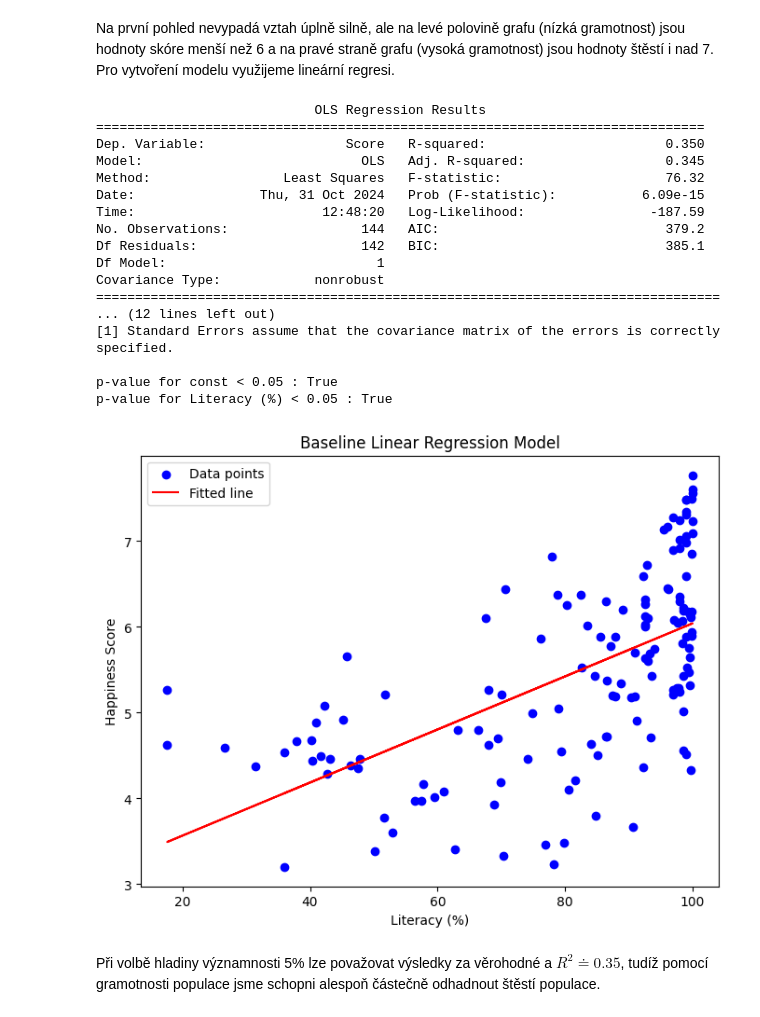
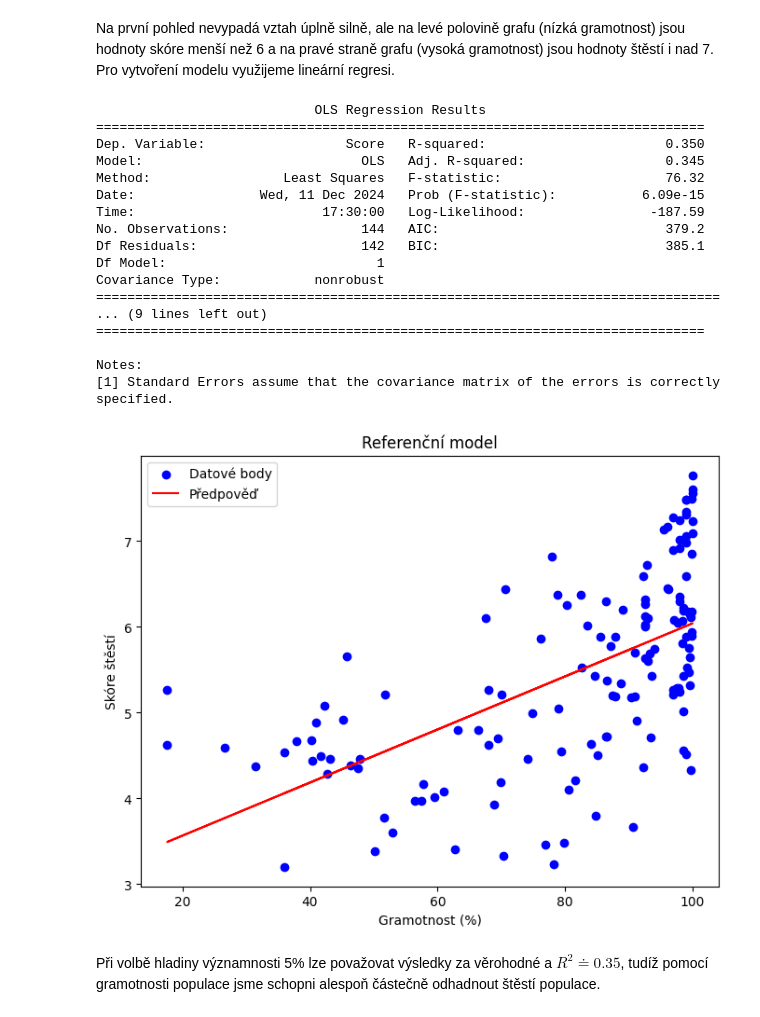
Before and after one commit to PatrikTrefil/NDBI048-data-science-project, a Jupyter notebook: main.ipynb, the cells around one changed output. Drawn from its saved outputs; the diff is of its cells as text; code cells hidden in the pictures.

```diff
--- a/main.ipynb
+++ b/main.ipynb
@@ -263,49 +256,44 @@ Na první pohled nevypadá vztah úplně silně, ale na levé polovině grafu (n
 # %%
 import statsmodels.api as sm
 
-model_data = merged[["Literacy (%)", "Score"]].dropna()
-predictors = model_data["Literacy (%)"]
-predicted_var = model_data["Score"]
+reference_model_data = merged[["Literacy (%)", "Score"]].dropna()
+ref_predictors = reference_model_data["Literacy (%)"]
+ref_predicted_var = reference_model_data["Score"]
 
-predictors_with_constant = sm.add_constant(predictors)
+ref_predictors_with_constant = sm.add_constant(ref_predictors)
 
-model = sm.OLS(predicted_var, predictors_with_constant).fit()
-print(model.summary())
-print()
-
-trust = 0.05
-for col in predictors_with_constant.columns.tolist():
-    print("p-value for", col, "<", trust, ":", model.pvalues[col] < trust)
+ref_model = sm.OLS(ref_predicted_var, ref_predictors_with_constant).fit()
+print(ref_model.summary())
 # %% [output]
                             OLS Regression Results
 ==============================================================================
 Dep. Variable:                  Score   R-squared:                       0.350
 Model:                            OLS   Adj. R-squared:                  0.345
 Method:                 Least Squares   F-statistic:                     76.32
-Date:                Thu, 31 Oct 2024   Prob (F-statistic):           6.09e-15
-Time:                        12:48:20   Log-Likelihood:                -187.59
+Date:                Wed, 11 Dec 2024   Prob (F-statistic):           6.09e-15
+Time:                        17:30:00   Log-Likelihood:                -187.59
 No. Observations:                 144   AIC:                             379.2
 Df Residuals:                     142   BIC:                             385.1
 Df Model:                           1
 Covariance Type:            nonrobust
 ================================================================================
-... (12 lines left out)
+... (9 lines left out)
+==============================================================================
+
+Notes:
 [1] Standard Errors assume that the covariance matrix of the errors is correctly specified.
-
-p-value for const < 0.05 : True
-p-value for Literacy (%) < 0.05 : True
 # %%
-y_pred = model.predict(predictors_with_constant)
+y_pred = ref_model.predict(ref_predictors_with_constant)
 plt.figure(figsize=(8, 6))
-plt.scatter(predictors, predicted_var, color='blue', label='Data points')  # Scatter plot of data
-plt.plot(predictors, y_pred, color='red', label='Fitted line')  # Fitted regression line
-plt.xlabel("Literacy (%)")
-plt.ylabel("Happiness Score")
-plt.title("Baseline Linear Regression Model")
+plt.scatter(ref_predictors, ref_predicted_var, color='blue', label='Datové body')
+plt.plot(ref_predictors, y_pred, color='red', label='Předpověď')
+plt.xlabel("Gramotnost (%)")
+plt.ylabel("Skóre štěstí")
+plt.title("Referenční model")
 plt.legend()
 plt.show()
 # %% [output]
-[figure, old version]
+[figure, new version]
 # %% [markdown]
 Při volbě hladiny významnosti 5% lze považovat výsledky za věrohodné a $R^2 \doteq 0.35$, tudíž pomocí gramotnosti populace jsme schopni alespoň částečně odhadnout štěstí populace.
 # %%
```
Also changed, not shown: parts of 9 cells of this notebook, 1 other file.
